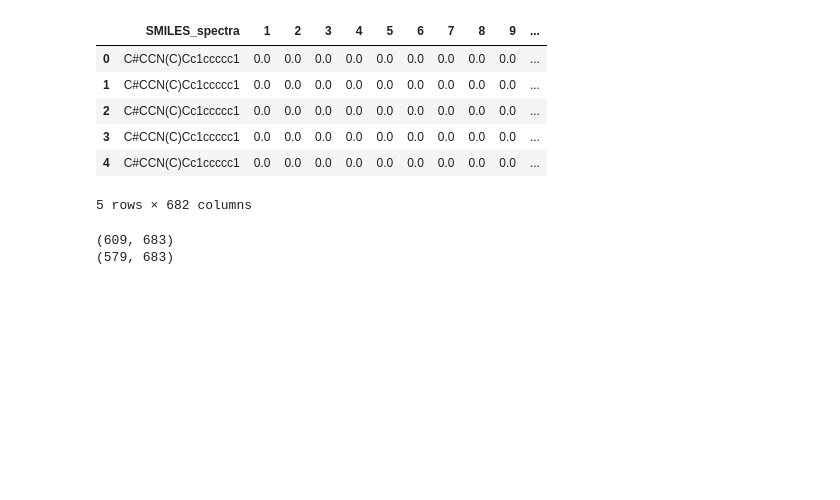
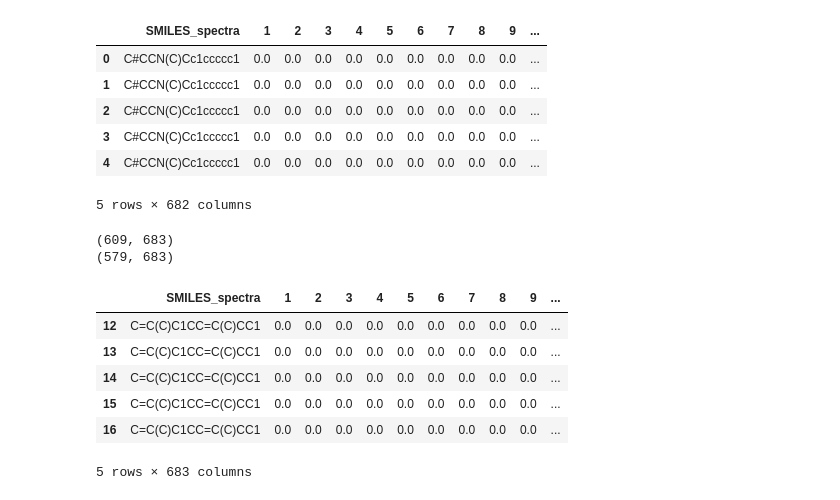
Before and after one commit to DashLLipsey/PREDICT-MIT-LL, a Jupyter notebook: Notebooks/4_Neural_Networks.ipynb, the cells around one changed output. Cells and saved outputs as stored; diff of their text form; code cells hidden in the pictures; blank space fills up the shorter version.

```diff
--- a/Notebooks/4_Neural_Networks.ipynb
+++ b/Notebooks/4_Neural_Networks.ipynb
@@ -1122,6 +1122,9 @@ test_data['index'] = test_data.index
 print(train_data.shape)
 print(test_data.shape)
 
+train_data_df3_QQpos = add_response_and_log_response(train_data_df3_QQpos_copy, df3_QQpos, smiles_col='SMILES_spectra')
+test_data_df3_QQpos = add_response_and_log_response(test_data_df3_QQpos_copy, df3_QQpos, smiles_col='SMILES_spectra')
+
 # Make a copy
 train_data = train_data_df3_QQpos
 test_data = test_data_df3_QQpos
@@ -1137,4 +1140,14 @@ val_data = test_data
 # %% [output]
 (609, 683)
 (579, 683)
+# %%
+train_data_df3_QQpos_copy.head()
+# %% [output]
+|  | SMILES_spectra | 1 | 2 | 3 | 4 | 5 | 6 | 7 | 8 | 9 | ... |
+| 12 | C=C(C)C1CC=C(C)CC1 | 0.0 | 0.0 | 0.0 | 0.0 | 0.0 | 0.0 | 0.0 | 0.0 | 0.0 | ... |
+| 13 | C=C(C)C1CC=C(C)CC1 | 0.0 | 0.0 | 0.0 | 0.0 | 0.0 | 0.0 | 0.0 | 0.0 | 0.0 | ... |
+| 14 | C=C(C)C1CC=C(C)CC1 | 0.0 | 0.0 | 0.0 | 0.0 | 0.0 | 0.0 | 0.0 | 0.0 | 0.0 | ... |
+| 15 | C=C(C)C1CC=C(C)CC1 | 0.0 | 0.0 | 0.0 | 0.0 | 0.0 | 0.0 | 0.0 | 0.0 | 0.0 | ... |
+| 16 | C=C(C)C1CC=C(C)CC1 | 0.0 | 0.0 | 0.0 | 0.0 | 0.0 | 0.0 | 0.0 | 0.0 | 0.0 | ... |
+5 rows × 683 columns
 # %%
```
Also changed, not shown: parts of 7 cells of this notebook.
